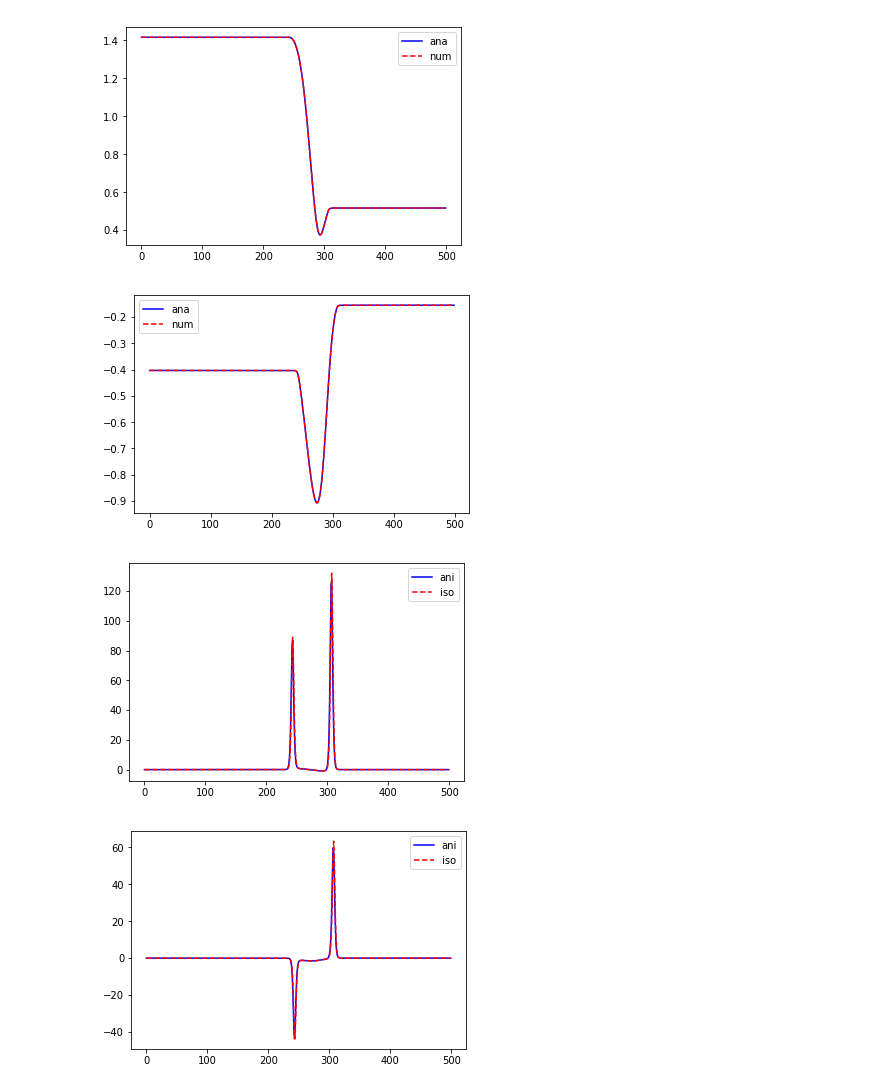
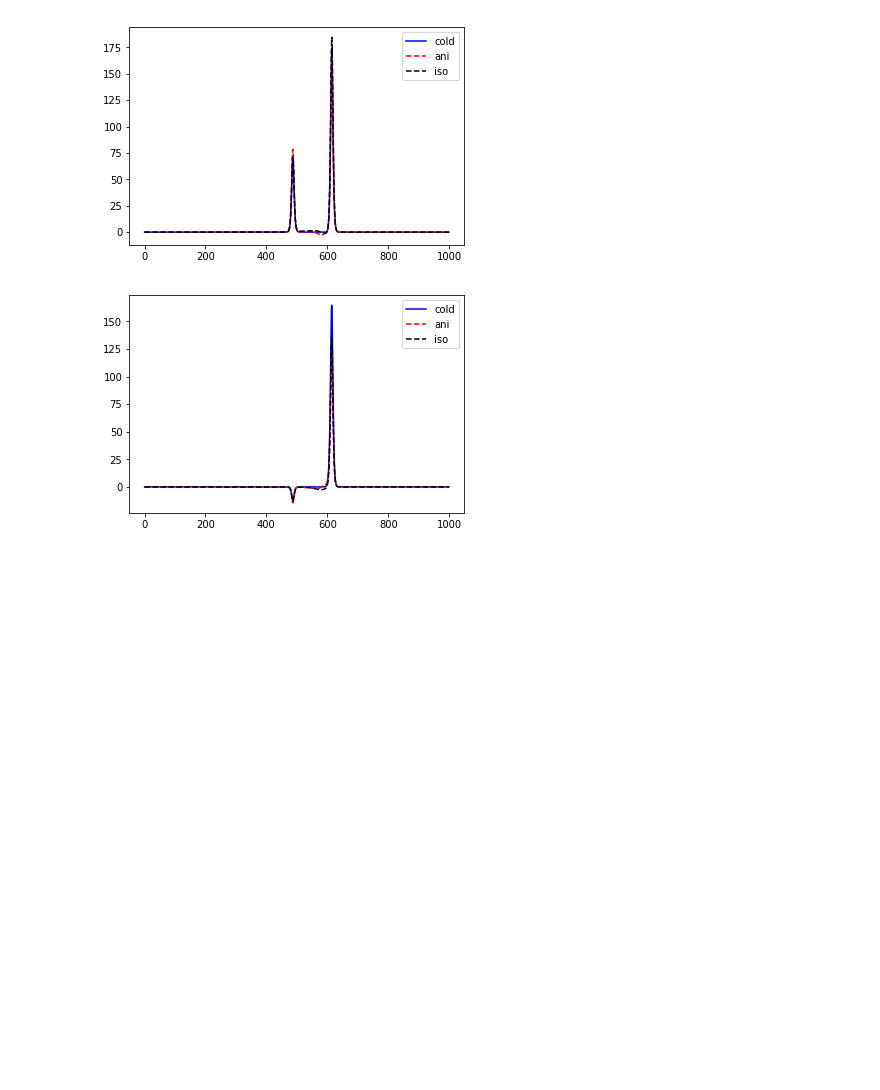
Before and after one commit to PatrickStbr/ZPinchDioctron, a Jupyter notebook: shooting.ipynb, the cells around one changed output. Cells and saved outputs as stored; diff of their text form; code cells hidden in the pictures; blank space fills up the shorter version.

```diff
--- a/shooting.ipynb
+++ b/shooting.ipynb
@@ -468,31 +87,33 @@ inf_r, inf_i = InF(5, 300, a)
+# %%
+kl = 0.1
+kl_perp = kl
+kl_para = kl
+omega = (3, 0.5)
+
+diag_ani_r, diag_ani_i = InF_ani(5, 300, irn, dnr2/r-2*n0, n0, omega, kl_perp, kl_para)
 # %%
+a = kl/(irn-omega[0]-omega[1]*1j)
 Erfc = erfc(1/np.sqrt(2*(a)))
-a_r = np.real(a)
-a_i = np.imag(a)
-ana = np.pi*np.exp(1/a)*Erfc**2/(2*a)
-plt.plot(np.real(ana), 'b', label="ana")
-plt.plot(inf_r/np.sqrt(2*np.pi), 'r', label="num", linestyle="dashed")
+ana = np.sqrt(2*np.pi)*np.pi*np.exp(1/a)*Erfc**2/(2*a)
+inf_r = np.real(ana)
+inf_i = np.imag(ana)
+diag_iso = (inf_r+1j*inf_i)*(dnr2/(omega[0]+1j*omega[1]-irn)+n0/kl)/np.sqrt(2*np.pi) - n0/kl
+diag_cold_r = (dnr2*(omega[0]-irn))/(r*((omega[0]-irn)**2 + omega[1]**2))
+diag_cold_i = -(dnr2*omega[1])/(r*((omega[0]-irn)**2 + omega[1]**2))
+
+plt.plot(np.sqrt(6*np.pi)*diag_cold_r, 'b', label="cold")
+plt.plot(diag_ani_r*np.sqrt(np.pi), 'r', label="ani", linestyle="dashed")
+plt.plot(np.real(diag_iso), 'k', label="iso", linestyle="dashed")
 plt.legend()
 plt.show()
-
-plt.plot(np.imag(ana), 'b', label="ana")
-plt.plot(inf_i/np.sqrt(2*np.pi), 'r', label="num", linestyle="dashed")
+plt.plot(np.sqrt(6*np.pi)*diag_cold_i, 'b', label="cold")
+plt.plot(diag_ani_i*np.sqrt(np.pi), 'r', label="ani", linestyle="dashed")
+plt.plot(np.imag(diag_iso), 'k', label="iso", linestyle="dashed")
 plt.legend()
 plt.show()
-
-plt.plot(diag_r/np.sqrt(2*np.pi), 'b', label="ani")
-plt.plot(np.real(diag), 'r', label="iso", linestyle="dashed")
-plt.legend()
-plt.show()
-plt.plot(diag_i/np.sqrt(2*np.pi), 'b', label="ani")
-plt.plot(np.imag(diag), 'r', label="iso", linestyle="dashed")
-plt.legend()
-plt.show()
 # %% [output]
-[figure, old version]
+[figure, new version]
-[figure, old version]
+[figure, new version]
-[figure, removed]
-[figure, removed]
 # %%
 #Poisson Solver
 @njit(parallel=True)
```
Also changed, not shown: parts of 50 cells of this notebook.
